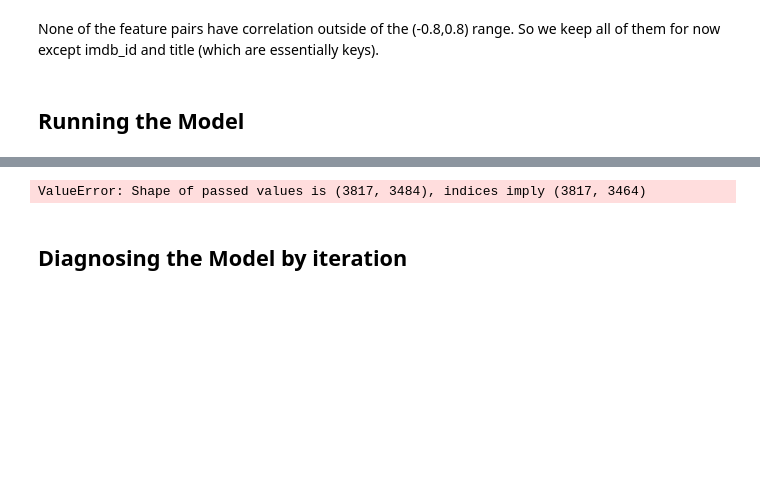
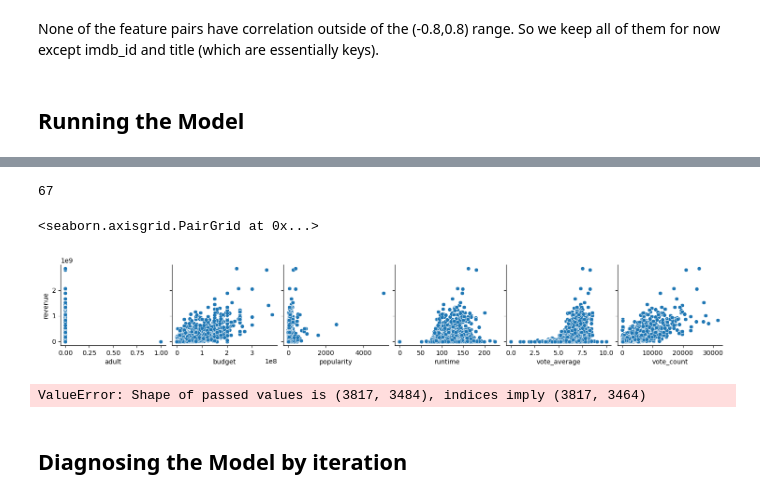
Before and after one commit to Numann-Malik/IMDB, a Jupyter notebook: IMDB_LInear_Regression_Models.ipynb, the cells around one changed output, grey strips where cells are left out. Drawn from its saved outputs; the diff is of its cells as text; code cells hidden in the pictures; blank space fills up the shorter version.

```diff
--- a/IMDB_LInear_Regression_Models.ipynb
+++ b/IMDB_LInear_Regression_Models.ipynb
@@ -486,3 +504,7 @@ num_cols
+# %%
+## convert manual ohe to int
+X_train[already_ohe_cols] = X_train[already_ohe_cols].astype(int)
+X_test[already_ohe_cols] = X_test[already_ohe_cols].astype(int)
 # %%
 ## make pipelines
 cat_pipe = make_pipeline(SimpleImputer(strategy='constant',
@@ -514,0 +555,8 @@ ColumnTransformer(remainder='passthrough',
+# %%
+## Using list-slicing to find the encoder
+cat_features = preprocessor.named_transformers_['pipeline-2'][-1].get_feature_names_out(cat_cols)
+
+
+## Create the empty list
+final_features = [*num_cols,*cat_features,*already_ohe_cols]
+len(final_features)
@@ -514,0 +569,4 @@ ColumnTransformer(remainder='passthrough',
+# %%
+X_train_tf = pd.DataFrame( preprocessor.transform(X_train),
+                          columns=final_features, index=X_train.index)
+X_train_tf
@@ -514,0 +605,5 @@ ColumnTransformer(remainder='passthrough',
+# %%
+## Make final X_train_df and X_test_df with constants added
+X_train_df = sm.add_constant(X_train_tf, prepend=False, has_constant='add')
+X_test_df = sm.add_constant(X_test_tf, prepend=False, has_constant='add')
+display(X_train_df.head(2),X_test_df.head(2))
@@ -515,3 +724,12 @@ ColumnTransformer(remainder='passthrough',
+# %%
+len(plot_cols)
+# %% [output]
+67
+# %%
+sns.pairplot(data=Xy_train, y_vars='revenue',x_vars=plot_cols[:6])
+# %% [output]
+<seaborn.axisgrid.PairGrid at 0x...>
+[figure, added]
 # %%
 # Create list of final features
 final_features =[]
```
Also changed, not shown: parts of 24 cells of this notebook.
